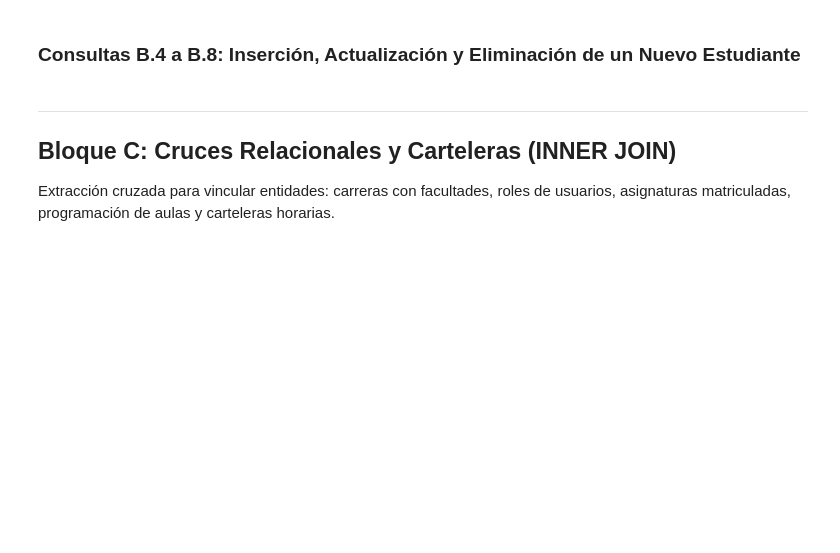
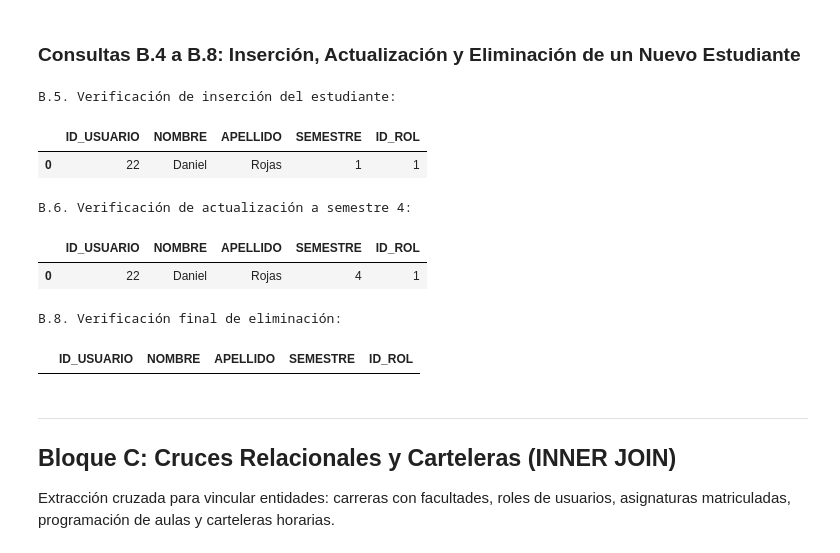
Before and after one commit to joserojas07-bit/IA-CienciaDatos2026-2, a Jupyter notebook: TAREA_3_SQL/PROTOCOLO/Taller_SQL_IA_Antigravity.ipynb, the cells around one changed output. Cells and saved outputs as stored; diff of their text form; code cells hidden in the pictures; blank space fills up the shorter version.

Commit message:
Actualización reporte interactivo

```diff
--- a/TAREA_3_SQL/PROTOCOLO/Taller_SQL_IA_Antigravity.ipynb
+++ b/TAREA_3_SQL/PROTOCOLO/Taller_SQL_IA_Antigravity.ipynb
@@ -228,29 +319,38 @@ run_query(q_b3, "B.3. Verificación de eliminación (debe retornar DataFrame vac
 ### Consultas B.4 a B.8: Inserción, Actualización y Eliminación de un Nuevo Estudiante
 # %%
 # B.4: Insertar nuevo estudiante en USUARIOS (ID_ROL = 1)
-cursor.execute(\"\"\"
+cursor.execute('''
 INSERT INTO USUARIOS (ID_USUARIO, NOMBRE, APELLIDO, SEMESTRE, ID_ROL)
 VALUES (22, 'Daniel', 'Rojas', 1, 1);
-\"\"\")
+''')
 conn.commit()
 
 # B.5: Verificar que se haya guardado correctamente
 print("B.5. Verificación de inserción del estudiante:")
 display(run_query("SELECT * FROM USUARIOS WHERE ID_USUARIO = 22;"))
 
 # B.6: Actualizar el semestre del estudiante con ID_USUARIO = 22 a semestre 4
 cursor.execute("UPDATE USUARIOS SET SEMESTRE = 4 WHERE ID_USUARIO = 22;")
 conn.commit()
 print("B.6. Verificación de actualización a semestre 4:")
 display(run_query("SELECT * FROM USUARIOS WHERE ID_USUARIO = 22;"))
 
 # B.7: Eliminar el registro del estudiante
 cursor.execute("DELETE FROM USUARIOS WHERE ID_USUARIO = 22;")
 conn.commit()
 
 # B.8: Verificar que el registro haya sido eliminado
 print("B.8. Verificación final de eliminación:")
 display(run_query("SELECT * FROM USUARIOS WHERE ID_USUARIO = 22;"))
+# %% [output]
+B.5. Verificación de inserción del estudiante:
+|  | ID_USUARIO | NOMBRE | APELLIDO | SEMESTRE | ID_ROL |
+| 0 | 22 | Daniel | Rojas | 1 | 1 |
+B.6. Verificación de actualización a semestre 4:
+|  | ID_USUARIO | NOMBRE | APELLIDO | SEMESTRE | ID_ROL |
+| 0 | 22 | Daniel | Rojas | 4 | 1 |
+B.8. Verificación final de eliminación:
+|  | ID_USUARIO | NOMBRE | APELLIDO | SEMESTRE | ID_ROL |
 # %% [markdown]
 ---
 ## Bloque C: Cruces Relacionales y Carteleras (INNER JOIN)
```
Also changed, not shown: parts of 28 cells of this notebook, 1 other file.
